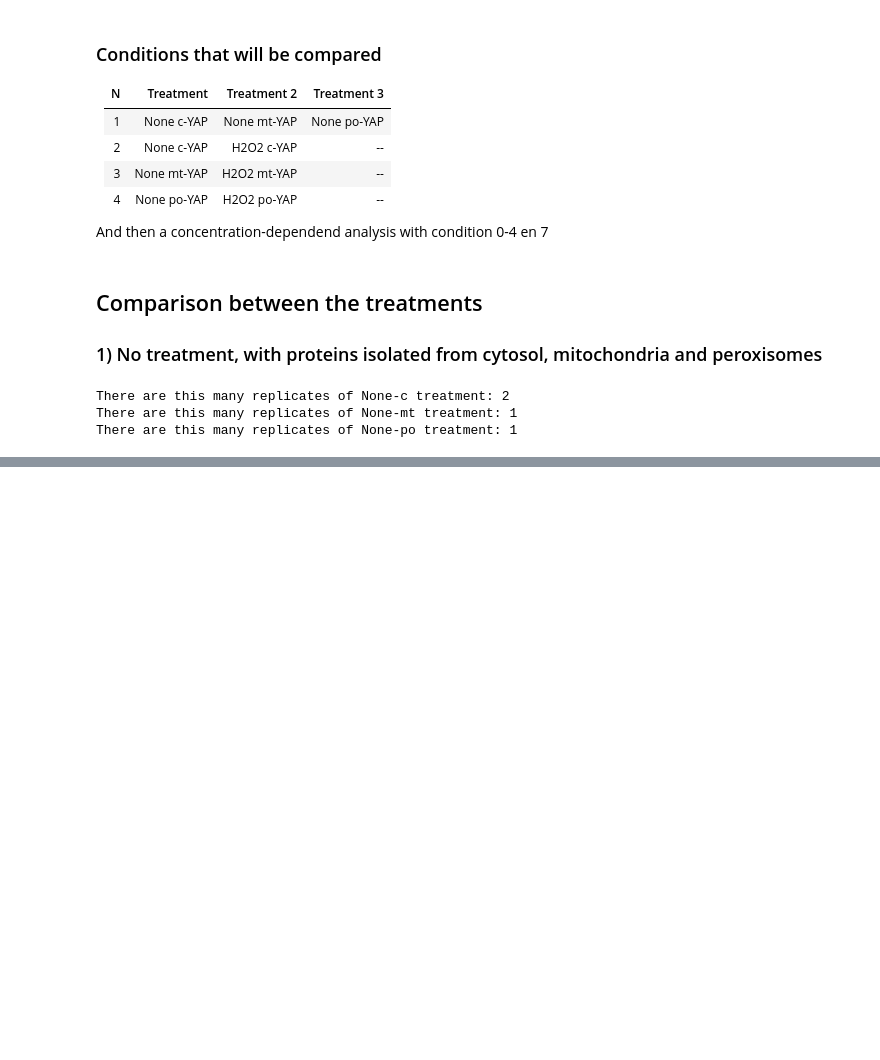
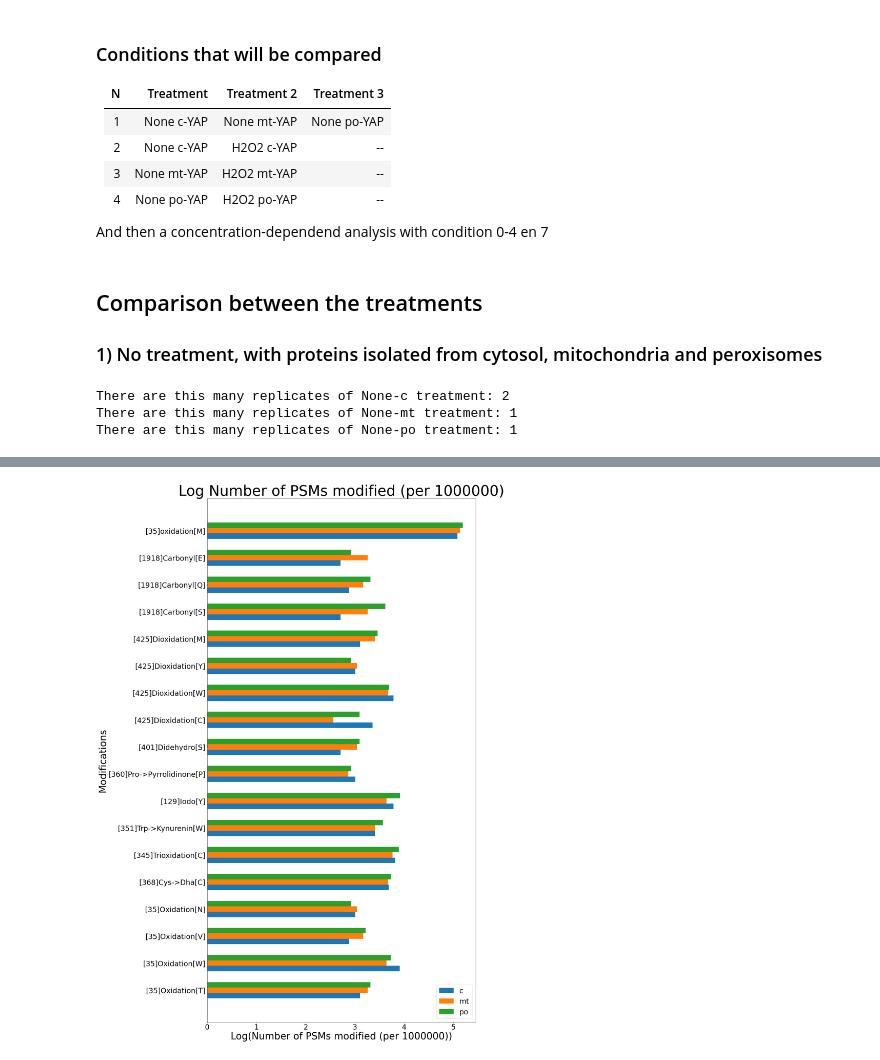
Before and after one commit to rodvrees/Master_Thesis, a Jupyter notebook: Project_analysis/PXD030782.ipynb, the cells around one changed output, grey strips where cells are left out. Drawn from its saved outputs; the diff is of its cells as text; code cells hidden in the pictures; blank space fills up the shorter version.

Commit message:
Fixed modratios + flashlfq

```diff
--- a/Project_analysis/PXD030782.ipynb
+++ b/Project_analysis/PXD030782.ipynb
@@ -38,6 +40,11 @@ print("The amount of raw files that make up the master dataset is: ", len(first[
 # %% [output]
 The amount of PSMs in this project dataset is:  65490
 The amount of raw files that make up the master dataset is:  12
+# %%
+first['Peptidoform_name'] = first.apply(lambda row: OA.peptidoform_name(row), axis=1)
+first['Position'] = first['modifications'].apply(OA.get_positions)
+first['Modification'] = first['modifications'].apply(OA.get_modification)
+first['Oxidatively_modified'] = first['modifications'].apply(OA.oxidatively_modified)
 # %% [markdown]
 ## Overview of the treatments in this project
 # %%
@@ -91,0 +97,4 @@ Check this??
+# %%
+Nonecrep = OA.replicate_filter(Nonec,2)
+Nonemtrep = OA.replicate_filter(Nonemt,1)
+Noneporep = OA.replicate_filter(Nonepo,1)
@@ -91,0 +109,10 @@ Check this??
+# %%
+mrNonecrep = OA.modratios(Nonecrep)
+mrNonemtrep = OA.modratios(Nonemtrep)
+mrNoneporep = OA.modratios(Noneporep)
+# %%
+modr_temp = pd.merge(mrNonemtrep, mrNoneporep, on="Modification", suffixes=('_mt', '_po'))
+modr = pd.merge(modr_temp, mrNonecrep, on="Modification")
+modr = modr.rename(columns={'Ratios':'Ratios_c'})
+modr = modr.drop(modr[(modr["Ratios_mt"] == 0) | (modr["Ratios_po"] == 0) | (modr["Ratios_c"] == 0)].index)
+modr
@@ -91,0 +137,20 @@ Check this??
+# %%
+y = modr["Modification"]
+xGlu = np.log10(modr['Ratios_c']*1000000)
+xstGal = np.log10(modr['Ratios_mt']*1000000)
+xltGal = np.log10(modr['Ratios_po']*1000000)
+y_axis = np.arange(len(y))
+plt.figure(figsize=(20,40))
+plt.barh(y_axis - 0.2, xGlu, 0.2, label = 'c')
+plt.barh(y_axis, xstGal, 0.2, label = 'mt')
+plt.barh(y_axis + 0.2, xltGal, 0.2, label = 'po')
+
+plt.yticks(y_axis, y)
+plt.ylabel("Modifications", fontsize = 40)
+plt.xlabel("Log(Number of PSMs modified (per 1000000))", fontsize = 40)
+plt.title("Log Number of PSMs modified (per 1000000)", fontsize = 60)
+plt.tick_params(axis='both', which='major', labelsize=30)
+plt.legend(fontsize = 30)
+plt.show()
+# %% [output]
+[figure, added]
```
Also changed, not shown: parts of 56 cells of this notebook, 7 other files.
